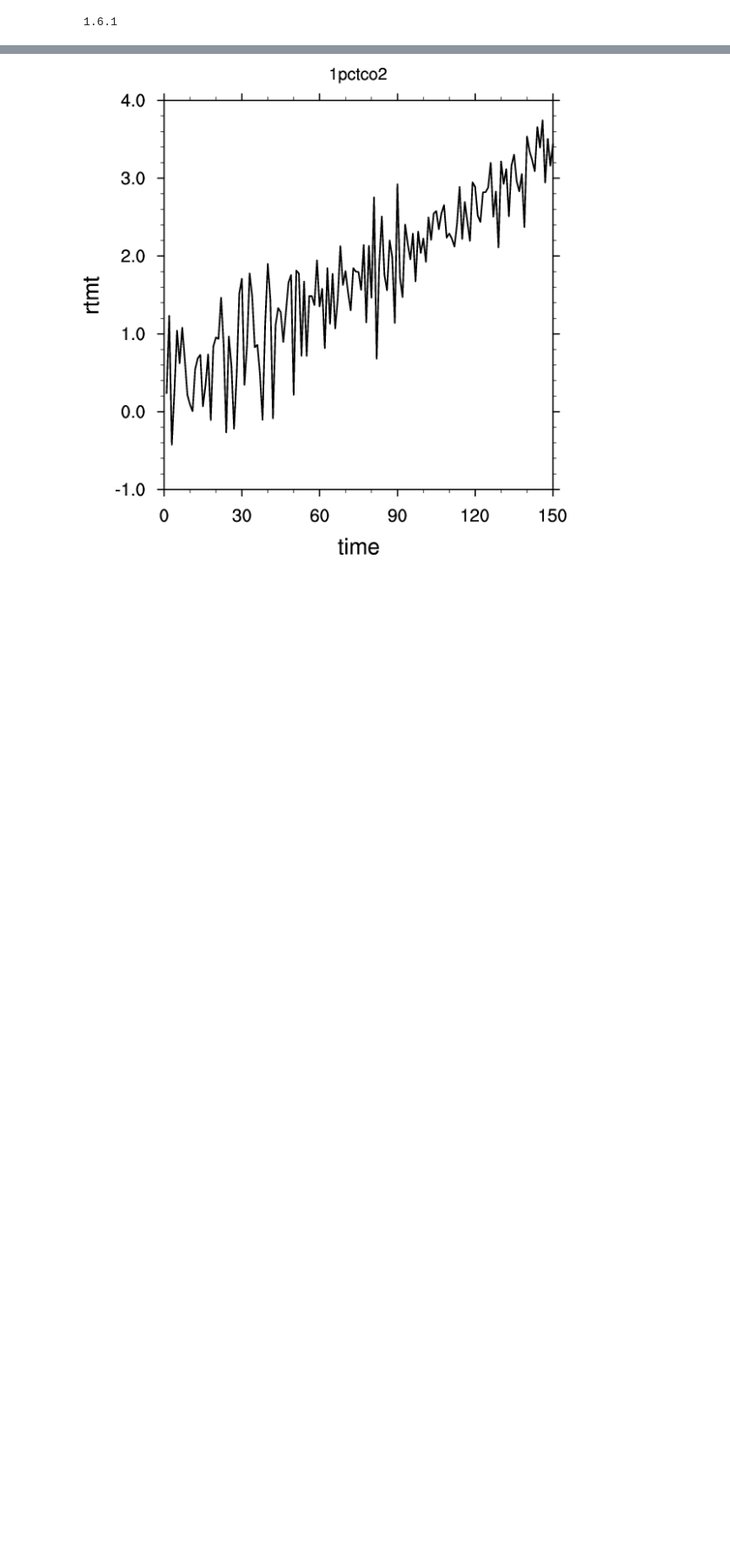
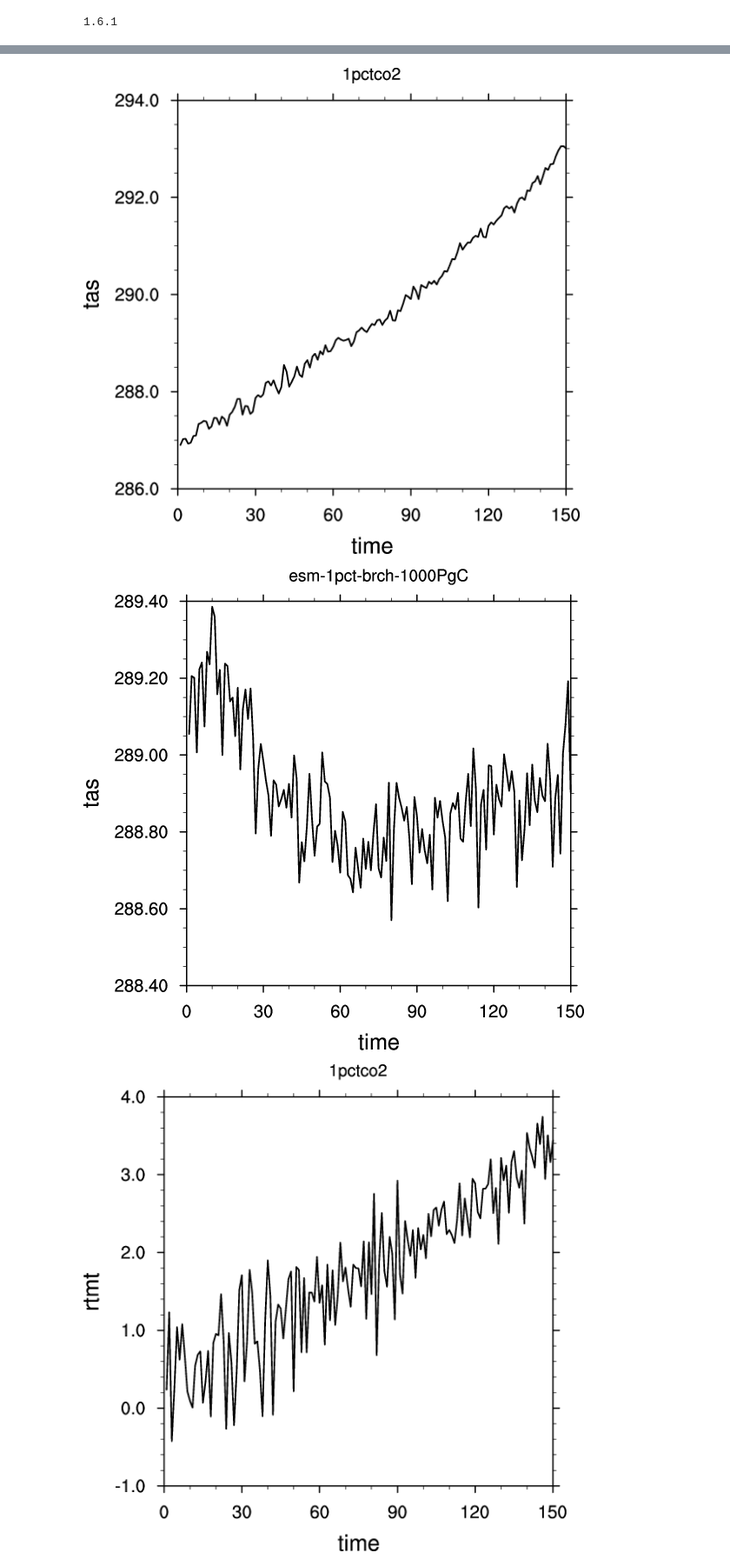
Before and after one commit to ckoven/zecmip, a Jupyter notebook: zecmip_notebook.ipynb, the cells around one changed output, grey strips where cells are left out. Shown: that part at 87% size. Cells and saved outputs as stored; diff of their text form; code cells hidden in the pictures; blank space fills up the shorter version.

```diff
--- a/zecmip_notebook.ipynb
+++ b/zecmip_notebook.ipynb
@@ -17,7 +17,7 @@ datadirbase = '/glade/collections/cdg/timeseries-cmip6/'
 
 exp_names = ['1pctco2','esm-1pct-brch-1000PgC']
 # %%
-varnames = ['FSNT','FLNT','SHF','QFLUX','FG_CO2','NBP','TOTECOSYSC','CO2']
+varnames = ['TREFHT','FSNT','FLNT','SHF','QFLUX','FG_CO2','NBP','TOTECOSYSC','CO2']
 
 for case in casenames:
     print(case)
@@ -72,6 +74,22 @@ sftgif_file = xr.open_dataset('sftgif_fx_CESM2_1pctCO2_r1i1p1f1_gn.nc')
 sftgif = sftgif_file.variables['sftgif'][:]
 
 area_landonly = area * (sftlf/100.) * (1. - sftgif/100.)
+# %%
+### calculate tas
+
+for case_i in range(len(casenames)):
+    case = casenames[case_i]
+    var = "TREFHT"
+    TREFHT = xr.open_mfdataset(datadirbase+case+'/*/proc/tseries/month_1/'+case+'*.'+var+'.*.nc')
+    #
+    tas = (smoothlib.monthly_to_annual_xarray(TREFHT['TREFHT']) * area_file['areacella']).sum(axis=1).sum(axis=1)/area_file['areacella'].sum()
+    #
+    np.savetxt('tas_cesm2_'+exp_names[case_i]+'_0001_0150.csv',np.column_stack([np.arange(len(tas), dtype=np.int)+1,tas.to_masked_array()]), delimiter=',')
+    #
+    map_funcs.xyplot(np.arange(len(tas))+1., tas.to_masked_array(), xtitle='time', ytitle='tas', showjupyter=True, title=exp_names[case_i])
+# %% [output]
+[figure, added]
+[figure, added]
 # %%
 ### calculate rtmt = FSNT - FLNT
 
```
Also changed, not shown: parts of 1 cell of this notebook, 2 other files.
